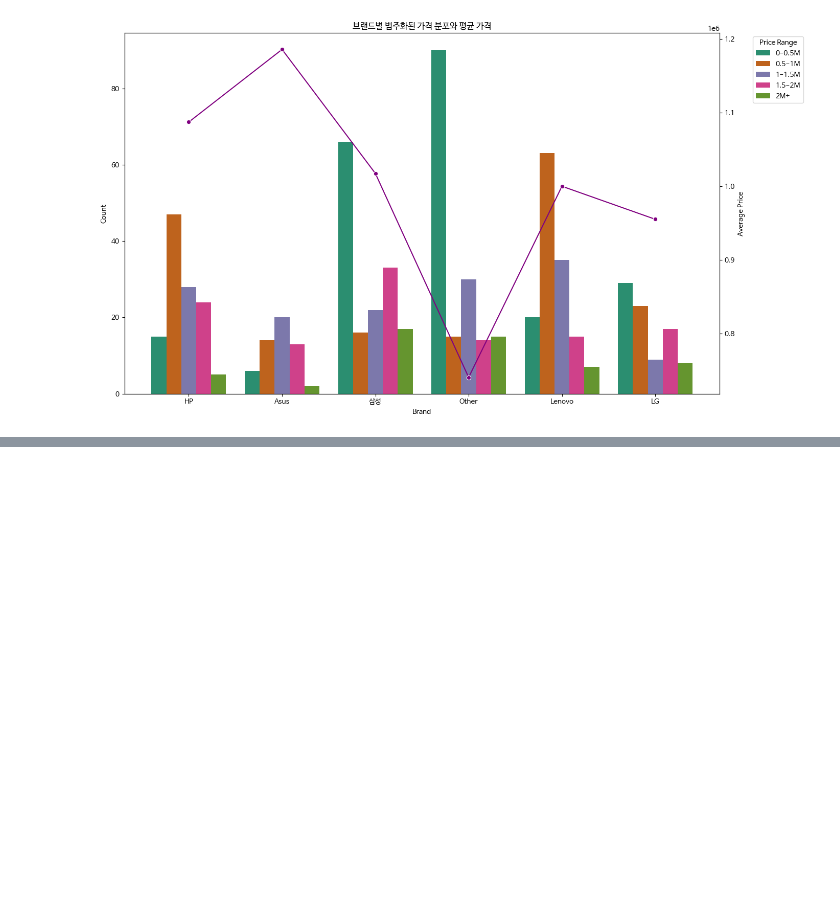
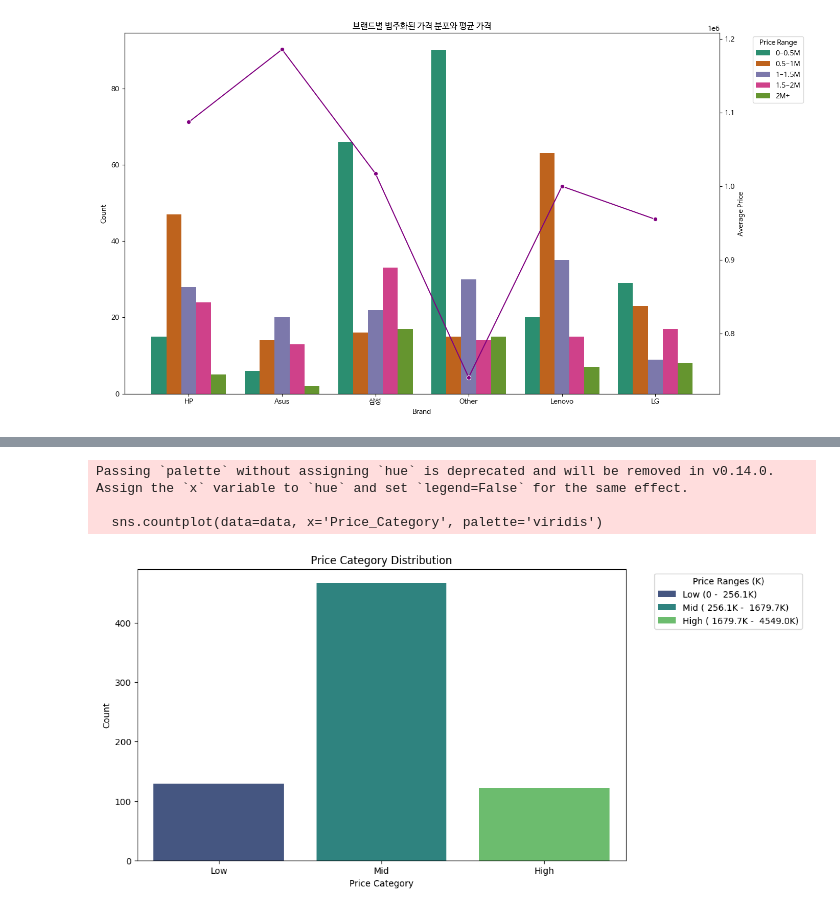
Before and after one commit to Yoon2596/kita_2404, a Jupyter notebook: m3_분석_라이브러리/visualization/coupang_0627.ipynb, the cells around one changed output, grey strips where cells are left out. Saved outputs shown, nothing was run; the diff lists cells and outputs as text; code cells hidden in the pictures; blank space fills up the shorter version.

```diff
--- a/m3_분석_라이브러리/visualization/coupang_0627.ipynb
+++ b/m3_분석_라이브러리/visualization/coupang_0627.ipynb
@@ -364,0 +549,33 @@ plt.show()
+# %%
+# 데이터 로드
+file_path = 'preprocessed_718.csv'
+data = pd.read_csv(file_path)
+
+# 평균과 표준편차 계산
+mean_price = data['Price'].mean()
+std_price = data['Price'].std()
+
+# 가격 범주화
+data['Price_Category'] = pd.cut(data['Price'],
+                                bins = [0, mean_price - std_price, mean_price + std_price, data['Price'].max()],
+                                labels = ['Low', 'Mid', 'High'],
+                                include_lowest =True)
+
+# 범주 범위를 전 단위로 변환하여 레이블 생성
+bins_labels = [f'Low (0 - {(mean_price - std_price) / 1000: .1f}K)',
+               f'Mid ({(mean_price - std_price) / 1000: .1f}K - {(mean_price + std_price) / 1000: .1f}K)',
+               f'High ({(mean_price + std_price) / 1000: .1f}K - {data["Price"].max() / 1000: .1f}K)']
+
+# 범주 분포 시각화
+plt.figure(figsize=(10, 6))
+sns.countplot(data=data, x='Price_Category', palette='viridis')
+plt.title('Price Category Distribution')
+plt.xlabel('Price Category')
+plt.ylabel('Count')
+plt.legend(bins_labels, title='Price Ranges (K)', bbox_to_anchor=(1.05, 1), loc='upper left')
+plt.show()
+# %% [output]
+Passing `palette` without assigning `hue` is deprecated and will be removed in v0.14.0. Assign the `x` variable to `hue` and set `legend=False` for the same effect.
+
+  sns.countplot(data=data, x='Price_Category', palette='viridis')
+[figure, added]
```
Also changed, not shown: parts of 35 cells of this notebook.
